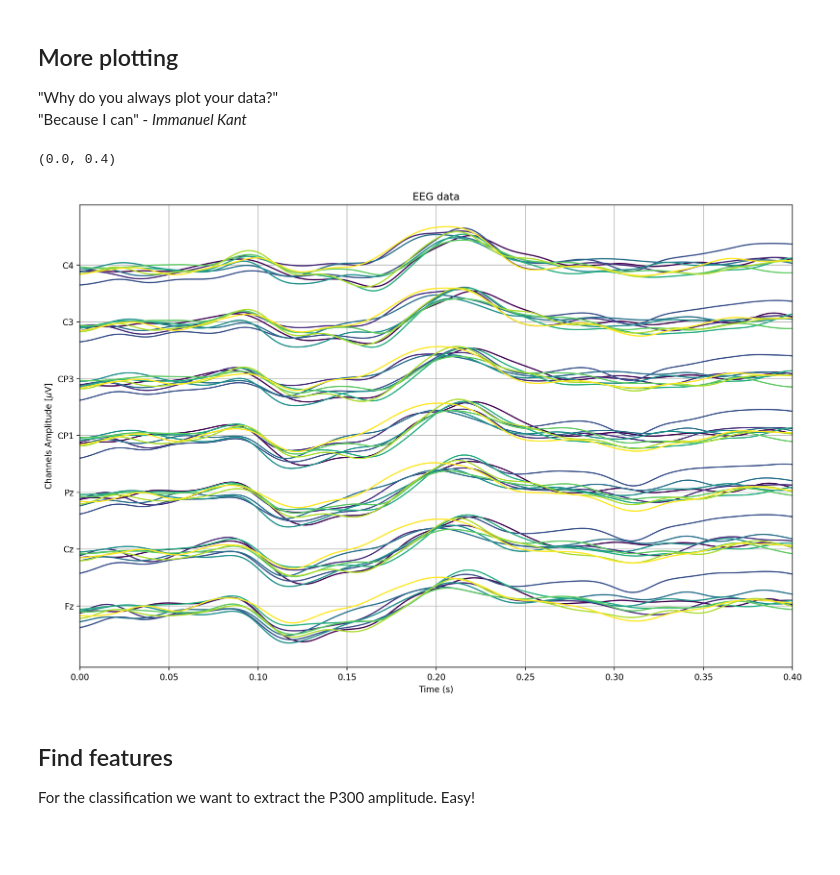
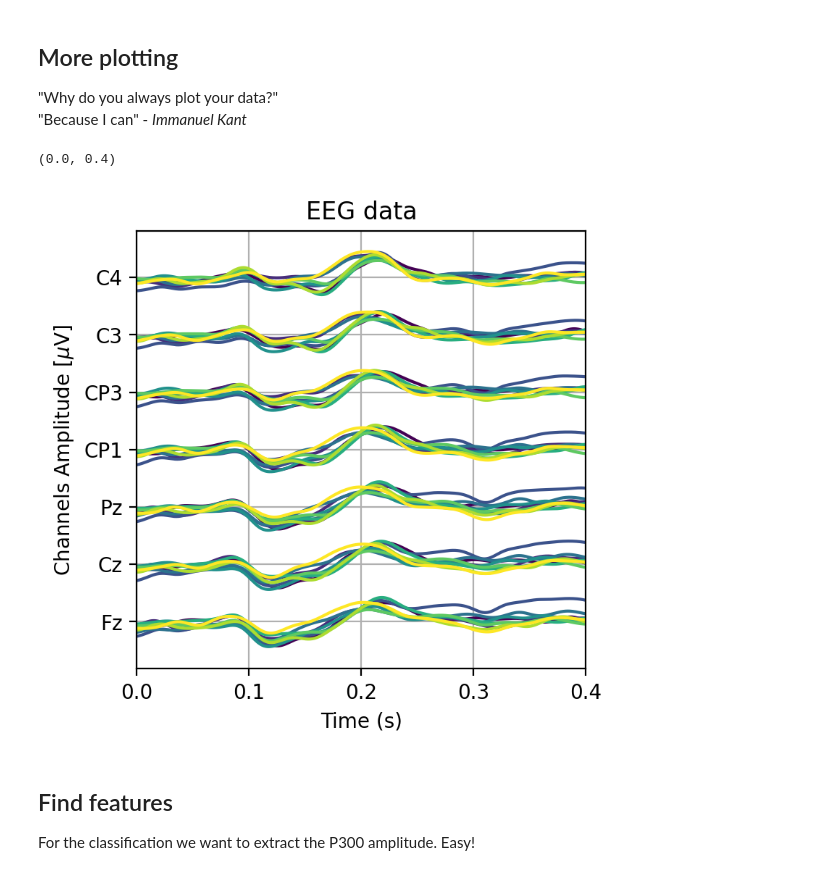
Before and after one commit to EEGLabUKSH/datascience_in_practice, a Jupyter notebook: _sources/tutorials/06-EegMagic.ipynb, the cells around one changed output. Drawn from its saved outputs; the diff is of its cells as text; code cells hidden in the pictures; blank space fills up the shorter version.

```diff
--- a/_sources/tutorials/06-EegMagic.ipynb
+++ b/_sources/tutorials/06-EegMagic.ipynb
@@ -116,22 +107,12 @@ Designing a one-pass, zero-phase, non-causal bandpass filter:
 ## Prepare epoching
 To better understand the data, we want to find events in the raw data and epoch around these.
 # %%
-events = mne.find_events(raw)
-event_id = {
-    'Ace of spades': 1,
-    'Jack of clubs': 2,
-    'Queen of hearts': 3,
-    'King of diamonds': 4,
-    '10 of spades': 5,
-    '3 of clubs': 6,
-    '10 of hearts': 7,
-    '3 of diamonds': 8,
-    'King of spades': 9,
-}
-epochs = mne.Epochs(raw, events, event_id, tmin=-0.2, tmax=0.8)
+url_eeg_raw = 'https://raw.githubusercontent.com/BioPsychKiel/datascience_in_practice/main/tutorials/files/eeg_raw.csv'
+url_eeg_labels = 'https://raw.githubusercontent.com/BioPsychKiel/datascience_in_practice/main/tutorials/files/eeg_labels.csv'
 
-EEG = data['EEG']
-labels = data['labels'].flatten()
+EEG = np.array(pd.read_csv(url_eeg_raw))
+labels = np.array(pd.read_csv(url_eeg_labels))
+labels = labels[0]
 
 cards = [
     'Ace of spades',
@@ -148,7 +129,4 @@ cards = [
 onsets = np.flatnonzero(labels)
 print(onsets[:10])  # Print the first 10 onsets
 print('Number of onsets:', len(onsets))
-
-classes = labels[onsets]
-print('Card shown at each onset:', classes[:10])
 # %% [output]
@@ -235,18 +212,18 @@ plot_eeg(trials[0, :, :], vspace=30)
 # %%
 # Lets give each response a different color
 cfg_colors_eeg_plot_trials = plt.cm.viridis(np.linspace(0,1,EEG.shape[0]+2))
 
-plt.figure()
+plt.figure(figsize=(4,4))
 
 # Plot the mean EEG response to each card, such an average is called an ERP in the literature
 for i in range(len(cards)):
     # Use logical indexing to get the right trial indices
     erp = np.mean(trials[classes == i+1, :, :], axis=0)
-    plot_eeg(erp, vspace=20, color=cfg_colors_eeg_plot_trials[i])
+    plot_eeg(erp, vspace=30, color=cfg_colors_eeg_plot_trials[i])
 plt.xlim(0,0.4)
 # %% [output]
 (0.0, 0.4)
-[figure, old version]
+[figure, new version]
 # %% [markdown]
 ## Find features
 For the classification we want to extract the P300 amplitude. Easy!
```
Also changed, not shown: parts of 13 cells of this notebook, 8 other files.
